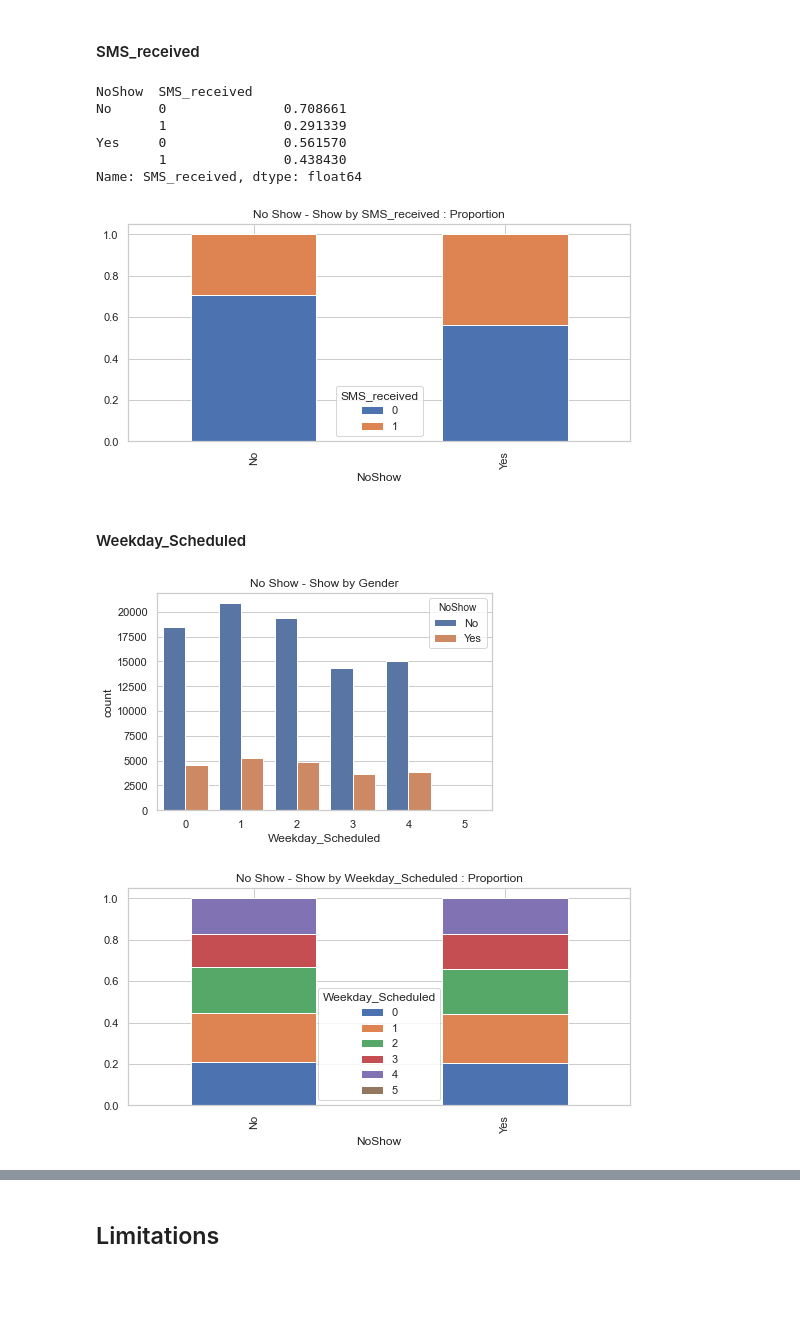
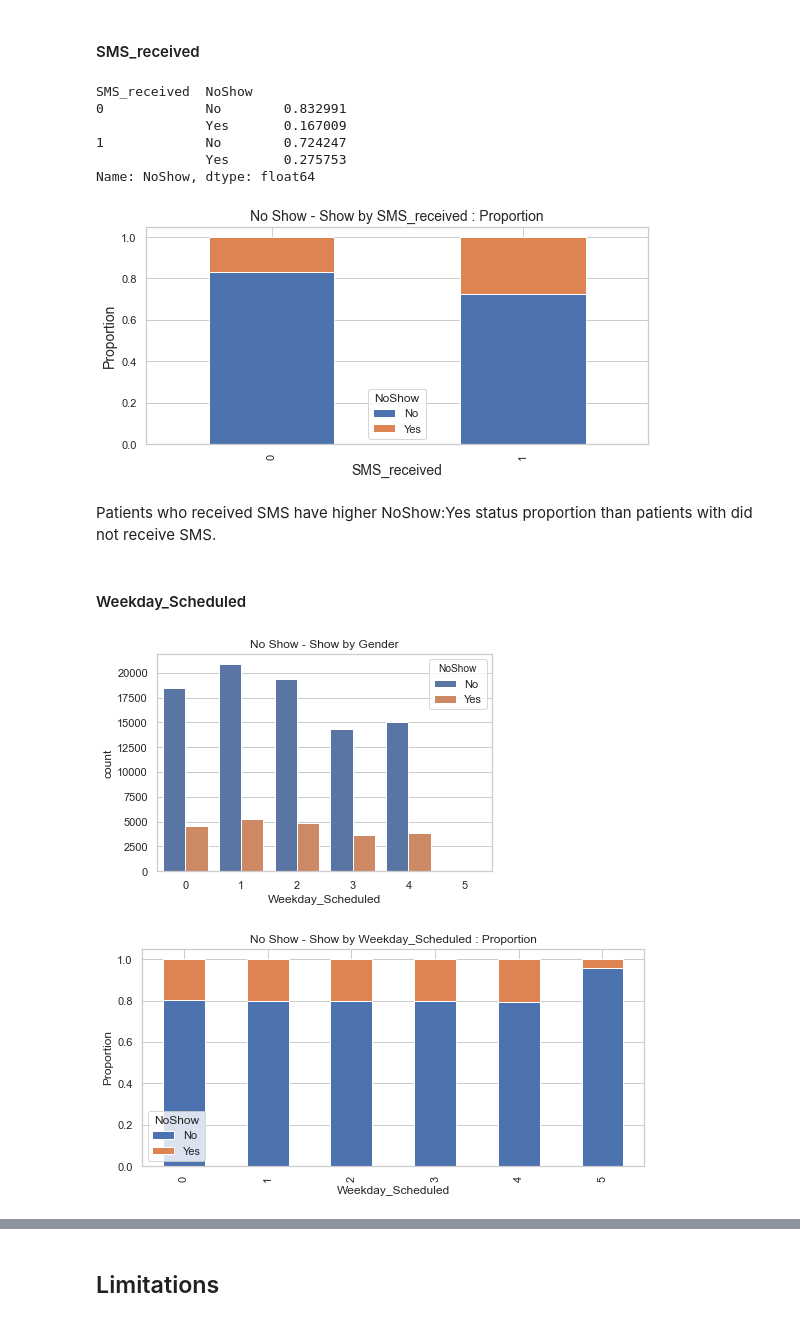
Before and after one commit to mehulzawar92/NoShowAppointment, a Jupyter notebook: investigate-a-dataset (No show Appointment).ipynb, the cells around one changed output, grey strips where cells are left out. Drawn from its saved outputs; the diff is of its cells as text; code cells hidden in the pictures; blank space fills up the shorter version.

```diff
--- a/investigate-a-dataset (No show Appointment).ipynb
+++ b/investigate-a-dataset (No show Appointment).ipynb
@@ -686,20 +710,24 @@ Name: Handicap, dtype: float64
 # %% [markdown]
 #### SMS_received
 # %%
-a = df.groupby('NoShow')['SMS_received'].value_counts(normalize = True)
+a = df.groupby('SMS_received')['NoShow'].value_counts(normalize = True)
 print(a)
 fig, ax = plt.subplots()
-c = pd.crosstab(df['NoShow'],df['SMS_received'])
+c = pd.crosstab(df['SMS_received'],df['NoShow'])
 c.div(c.sum(1).astype(float), axis=0).plot(kind="bar", stacked=True, figsize=(9,4),  ax = ax)
-plt.title('No Show - Show by SMS_received : Proportion');
+plt.title('No Show - Show by SMS_received : Proportion', fontsize = 14)
+plt.xlabel('SMS_received', fontsize = 14)
+plt.ylabel('Proportion', fontsize = 14);
 # %% [output]
-NoShow  SMS_received
-No      0               0.708661
-        1               0.291339
-Yes     0               0.561570
-        1               0.438430
-Name: SMS_received, dtype: float64
+SMS_received  NoShow
+0             No        0.832991
+              Yes       0.167009
+1             No        0.724247
+              Yes       0.275753
+Name: NoShow, dtype: float64
-[figure, old version]
+[figure, new version]
+# %% [markdown]
+Patients who received SMS have higher NoShow:Yes status proportion than patients with did not receive SMS.
 # %% [markdown]
 #### Weekday_Scheduled
 # %%
@@ -707,9 +735,11 @@ sns.countplot(x = 'Weekday_Scheduled', data = df, hue = 'NoShow')
 plt.title('No Show - Show by Gender');
 
 fig, ax = plt.subplots()
-c = pd.crosstab(df['NoShow'],df['Weekday_Scheduled'])
+c = pd.crosstab(df['Weekday_Scheduled'],df['NoShow'])
 c.div(c.sum(1).astype(float), axis=0).plot(kind="bar", stacked=True, figsize=(9,4),  ax = ax)
-plt.title('No Show - Show by Weekday_Scheduled : Proportion');
+plt.title('No Show - Show by Weekday_Scheduled : Proportion')
+plt.xlabel('Weekday_Scheduled')
+plt.ylabel('Proportion');
 # %% [output]
 [figure]
-[figure, old version]
+[figure, new version]
```
Also changed, not shown: parts of 18 cells of this notebook.
